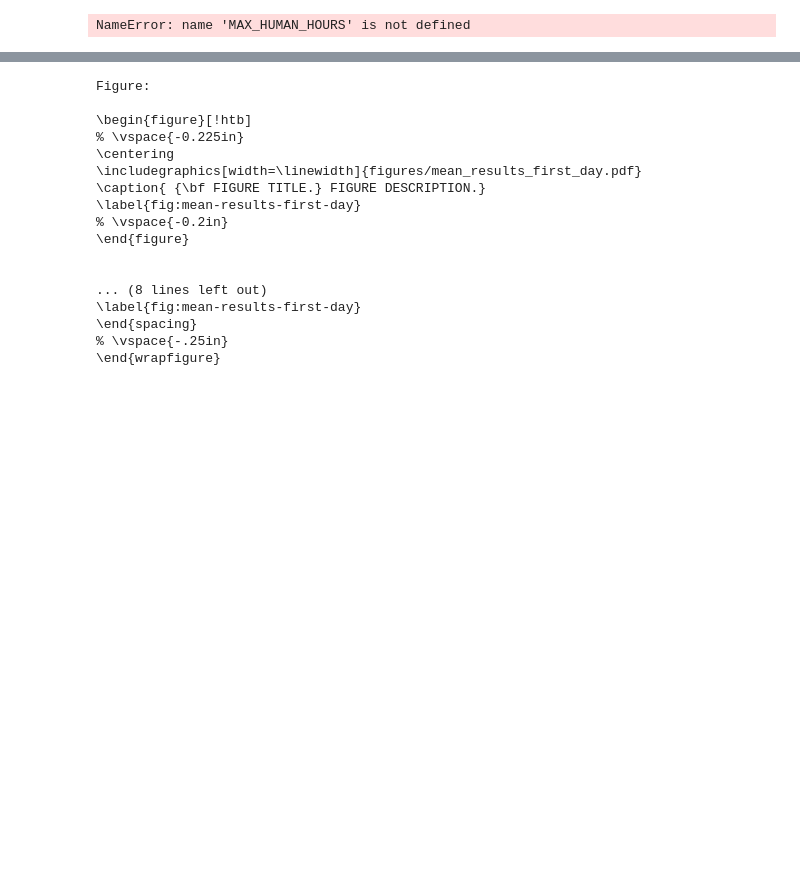
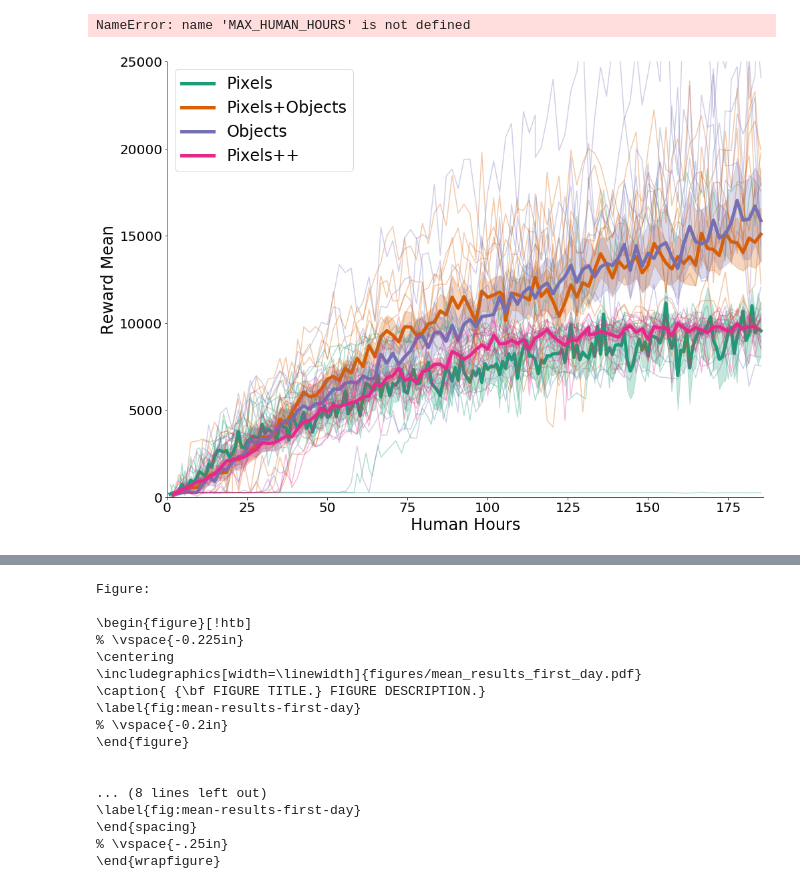
Before and after one commit to guydav/Rainbow, a Jupyter notebook: notebooks/initial_plots.ipynb, the cells around one changed output, grey strips where cells are left out. Saved outputs shown, nothing was run; the diff lists cells and outputs as text; code cells hidden in the pictures; blank space fills up the shorter version.

```diff
--- a/notebooks/initial_plots.ipynb
+++ b/notebooks/initial_plots.ipynb
@@ -107,0 +108,3 @@ baseline-rainbow-302
+# %%
+pixels_extra_filters_runs = load_runs('augmented-frostbite/pixels-extra-filters')
+pixels_extra_filters_data = parse_run_histories(pixels_extra_filters_runs)
@@ -324,6 +338,19 @@ def combined_plot(datum, drop_extrema=False, max_hours=MAX_HUMAN_HOURS, run_alph
 
     if record_means:
         return result_means, data_dict
+# %%
+cm = plt.get_cmap('Dark2')
+
+small_result_sets = ((baseline_data,  cm(0), 'Pixels'),
+                     (replication_data, cm(1), 'Pixels+Objects'),
+                     (masks_only_replication_data, cm(2), 'Objects'),
+                     (pixels_extra_filters_data, cm(3), 'Pixels++'))
+
+result_means, dd = combined_plot(small_result_sets, max_hours=186, ymin=0, ymax=25000, run_alpha=0.33,
+                             #save_name='mean_results_limited_new_colors.pdf',
+                                 record_means=True, remove_bars=True)
+# %% [output]
+[figure, added]
 # %%
 cm = plt.get_cmap('Dark2')
 
```
Also changed, not shown: parts of 7 cells of this notebook, 1 other file.
